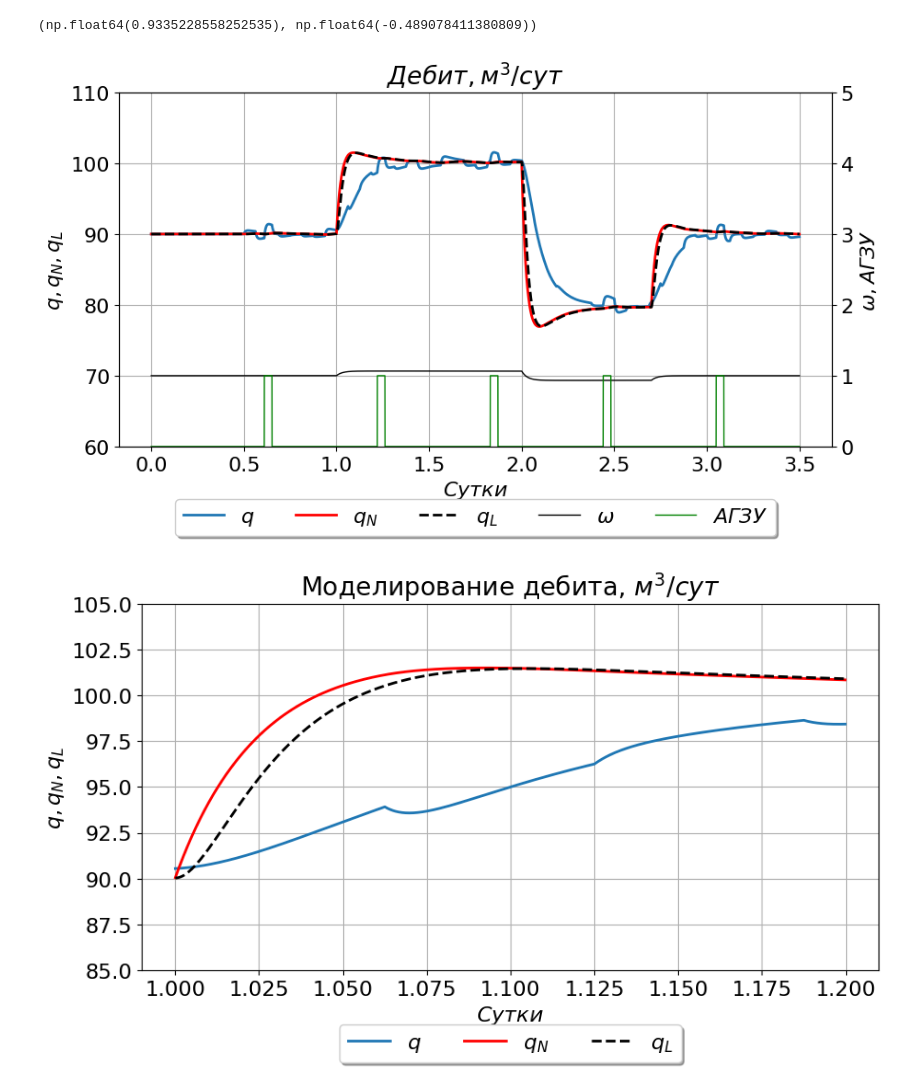
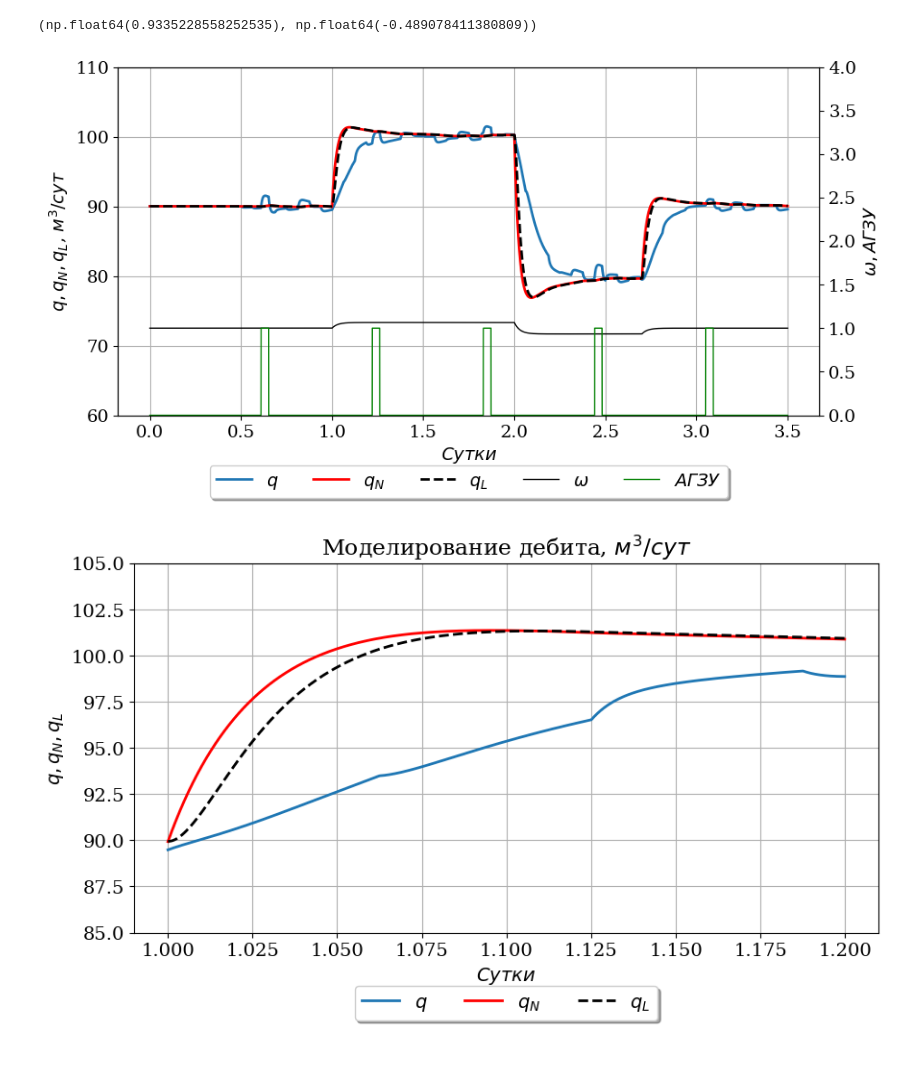
Before and after one commit to IANovoselov/well, a Jupyter notebook: well.ipynb, the cells around one changed output. Cells and saved outputs as stored; diff of their text form; code cells hidden in the pictures; blank space fills up the shorter version.

```diff
--- a/well.ipynb
+++ b/well.ipynb
@@ -7,11 +7,12 @@ import random
 from matplotlib import pyplot as plt
 from dataclasses import dataclass
 from typing import Optional
+from matplotlib.font_manager import FontProperties
 
-np.random.seed(1)
-random.seed(1)
+np.random.seed(5)
+random.seed(5)
 
-plt.rcParams.update({'font.size': 16})
+plt.rcParams.update({'font.size': 14})
 # %%
  # Исходные данные для моделировния
 p_0 = 0.1  # Атмосферное давление
@@ -108,7 +109,10 @@ class Pump:
         w = self.w_program.get(key)
         self._w = w
 
-      self.w = self.w + (dt/(dt*300))*(self._w - self.w)
+      if self.smooth_enable:
+        self.w = self.w + (dt/(dt*300))*(self._w - self.w)
+      else:
+        self.w = self._w
 
   def init_h_0(self, params, reservoir, oil):
     h_0 = self.q_0*(params.r_U + self.r_N + params.r_K + reservoir.r_R/oil.gamma) - params.dH_R
@@ -415,7 +419,8 @@ reservoir = Reservoir()
 well_params = WellParameters().init_dh_r(reservoir, oil).init_m_r3_p_g3(oil)
 
 pump = Pump().init_h_0(well_params, reservoir, oil)
-pump.w = pump._w= 1
+pump.w = pump._w = 1
+pump.smooth_enable = True
 
 agzu = AGZU()
 agzu.enable = True
@@ -456,7 +461,7 @@ class Scale:
   min: int = 0
   max: int = 1
 
-def build_plot(x: pd.Series, data: list[tuple[PlotData]], title: str, y_scale: Optional[list[Scale]] = None, x_scale: Optional[Scale] = None):
+def build_plot(x: pd.Series, data: list[tuple[PlotData]], title: str, y_scale: Optional[list[Scale]] = None, x_scale: Optional[Scale] = None, mu=None):
   """Построитель графиков"""
 
   if y_scale is None:
@@ -503,8 +508,14 @@ def build_plot(x: pd.Series, data: list[tuple[PlotData]], title: str, y_scale: O
     min_limit = y_scale[ax_index].min if y_scale[ax_index].min is not None else min(mins) * 0.9
     max_limit = y_scale[ax_index].max if y_scale[ax_index].max is not None else max(maxes) * 1.1
 
+    y_label = f"${', '.join([plot_data.label for plot_data in data[ax_index]])}$"
+    if mu:
+      y_label += ', '
+      y_label += mu
+      mu = None
+
     _ax.set(ylim=(min_limit, max_limit), xlabel=xlabel,
-            ylabel=f"${','.join([plot_data.label for plot_data in data[ax_index]])}$")
+            ylabel=y_label)
 
   plt.title(title)
 
@@ -515,18 +526,18 @@ def build_plot(x: pd.Series, data: list[tuple[PlotData]], title: str, y_scale: O
 # %%
 plot_data = [
              (PlotData(df['q'], '', 2, 'q'),
               PlotData(df['q_N'], 'r', 2, 'q_N'),
               PlotData(df['q_L'], 'k--', 2, 'q_L')
               ),
 
              (PlotData(df['u'], 'k', 1, '\omega'),
               PlotData(df['agzu'], 'g', 1, 'АГЗУ')
               ),
             ]
 
-build_plot(x, plot_data, '$Дебит, м^3/сут$', y_scale = [Scale(min=60, max=110), Scale(min=0, max=5)])
+build_plot(x, plot_data, None, y_scale = [Scale(min=60, max=110), Scale(min=0, max=4)], mu='$м^3/сут$')
 # %% [output]
-[figure, old version]
+[figure, new version]
 # %%
 plot_data = [
              (PlotData(df['q'], '', 2, 'q'),
@@ -536,7 +547,7 @@ plot_data = [
 
 build_plot(x, plot_data, 'Моделирование дебита, $м^3/сут$', y_scale = [Scale(min=85, max=105)], x_scale=Scale(min=1, max=1.2))
 # %% [output]
-[figure, old version]
+[figure, new version]
 # %%
 plot_data = [
              (PlotData(df['p_3'], '', 2, 'p(3)'),
```
Also changed, not shown: parts of 17 cells of this notebook.
